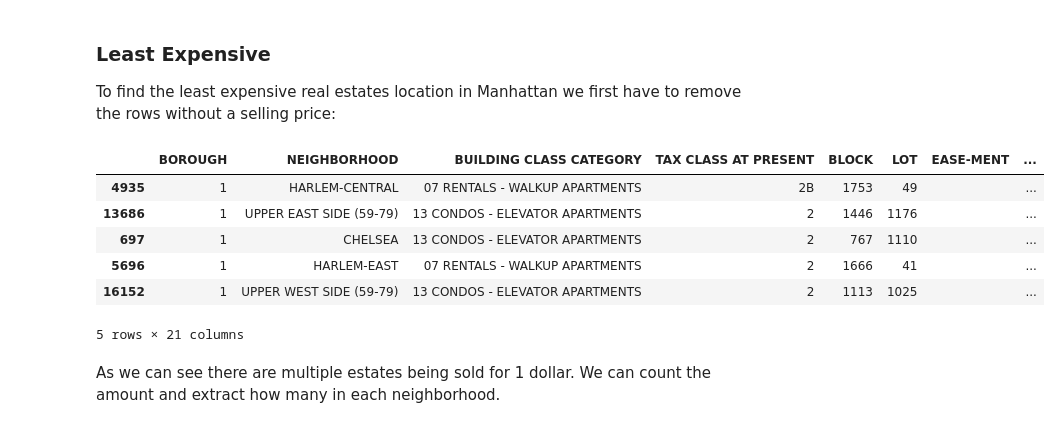
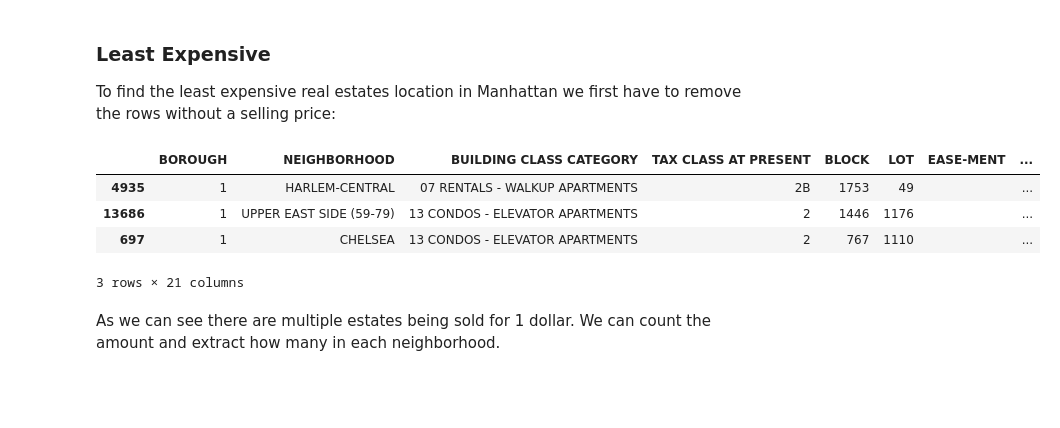
Before and after one commit to Nalanys/DV1597_Intelligent_dataanalys, a Jupyter notebook: Exercises/Exercise_3.ipynb, the cells around one changed output. Saved outputs shown, nothing was run; the diff lists cells and outputs as text; code cells hidden in the pictures; blank space fills up the shorter version.

```diff
--- a/Exercises/Exercise_3.ipynb
+++ b/Exercises/Exercise_3.ipynb
@@ -12,8 +14,8 @@ import numpy as np
 # %% [markdown]
 We start by loading in the Manhattan rolling sales dataset.
 # %%
-df = pd.read_excel(r'Datasets\rollingsales_manhattan.xls', skiprows=4)
-df.head()
+dfManhattan = pd.read_excel(r'Datasets\rollingsales_manhattan.xls', skiprows=4)
+dfManhattan.head()
 # %% [output]
 |  | BOROUGH | NEIGHBORHOOD | BUILDING CLASS CATEGORY | TAX CLASS AT PRESENT | BLOCK | LOT | EASE-MENT | ... |
 | 0 | 1 | ALPHABET CITY | 03 THREE FAMILY DWELLINGS | 1 | 376 | 24 |  | ... |
@@ -27,5 +29,5 @@ For this question we need to clean the dataset and remove rows that have a value
 # %%
-df = df[df["SALE PRICE"] != 0]
+dfManhattan = dfManhattan[dfManhattan['SALE PRICE'] != 0]
 # %% [markdown]
 ### Most Expensive
 
@@ -47,16 +49,14 @@ Above we see the three most expensive real estate in the manhattan area. The mos
 To find the least expensive real estates location in Manhattan we first have to remove the rows without a selling price:
 # %%
 
-leastExpensiveNoZeros = df[df["SALE PRICE"] != 0]
+leastExpensiveNoZeros = dfManhattan[dfManhattan['SALE PRICE'] != 0]
 leastExpensive = leastExpensiveNoZeros.sort_values(by='SALE PRICE', ascending=True)
-leastExpensive.head()
+leastExpensive.head(3)
 # %% [output]
 |  | BOROUGH | NEIGHBORHOOD | BUILDING CLASS CATEGORY | TAX CLASS AT PRESENT | BLOCK | LOT | EASE-MENT | ... |
 | 4935 | 1 | HARLEM-CENTRAL | 07 RENTALS - WALKUP APARTMENTS | 2B | 1753 | 49 |  | ... |
 | 13686 | 1 | UPPER EAST SIDE (59-79) | 13 CONDOS - ELEVATOR APARTMENTS | 2 | 1446 | 1176 |  | ... |
 | 697 | 1 | CHELSEA | 13 CONDOS - ELEVATOR APARTMENTS | 2 | 767 | 1110 |  | ... |
-| 5696 | 1 | HARLEM-EAST | 07 RENTALS - WALKUP APARTMENTS | 2 | 1666 | 41 |  | ... |
-| 16152 | 1 | UPPER WEST SIDE (59-79) | 13 CONDOS - ELEVATOR APARTMENTS | 2 | 1113 | 1025 |  | ... |
-5 rows × 21 columns
+3 rows × 21 columns
 # %% [markdown]
 As we can see there are multiple estates being sold for 1 dollar. We can count the amount and extract how many in each neighborhood.
```
Also changed, not shown: parts of 26 cells of this notebook.
